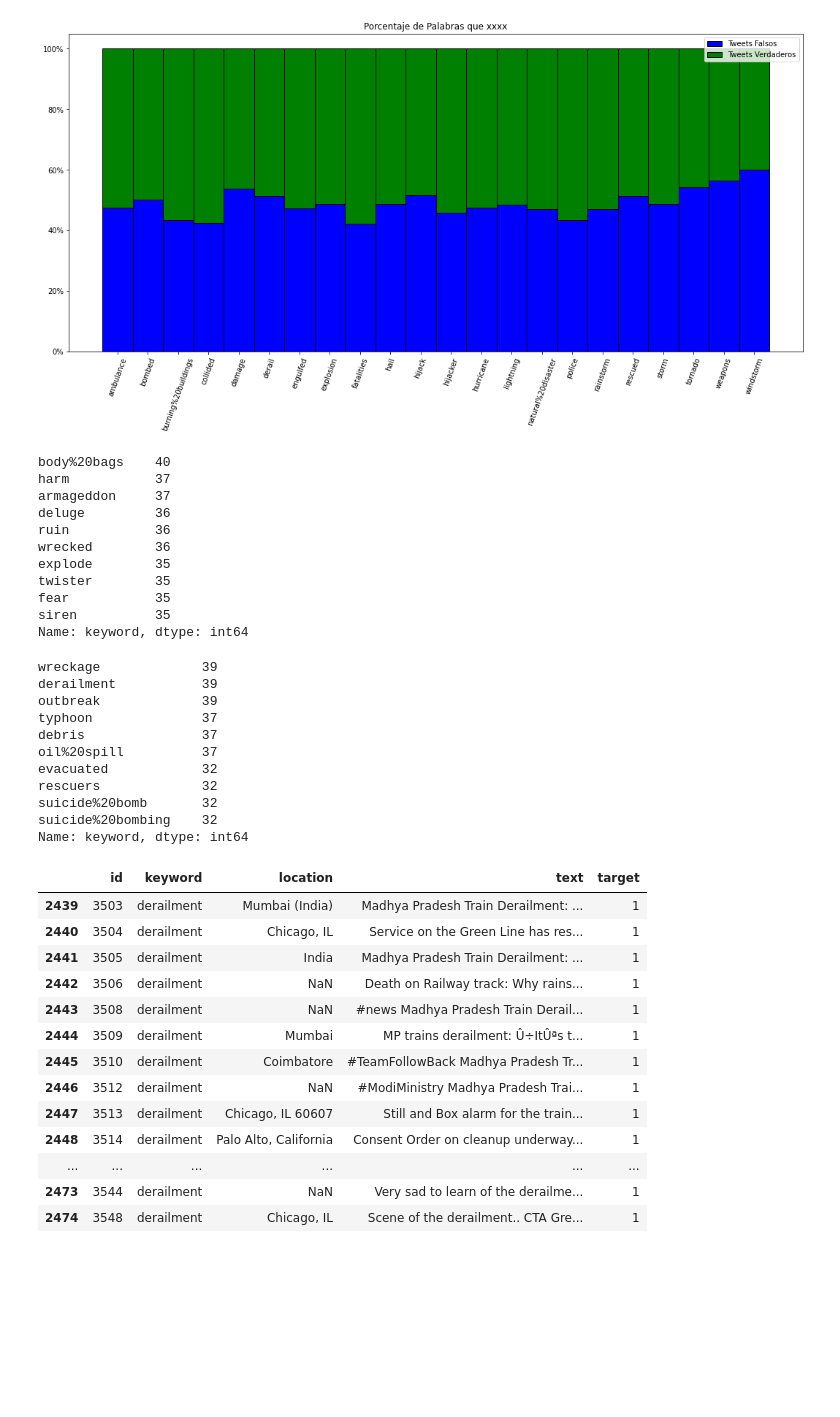
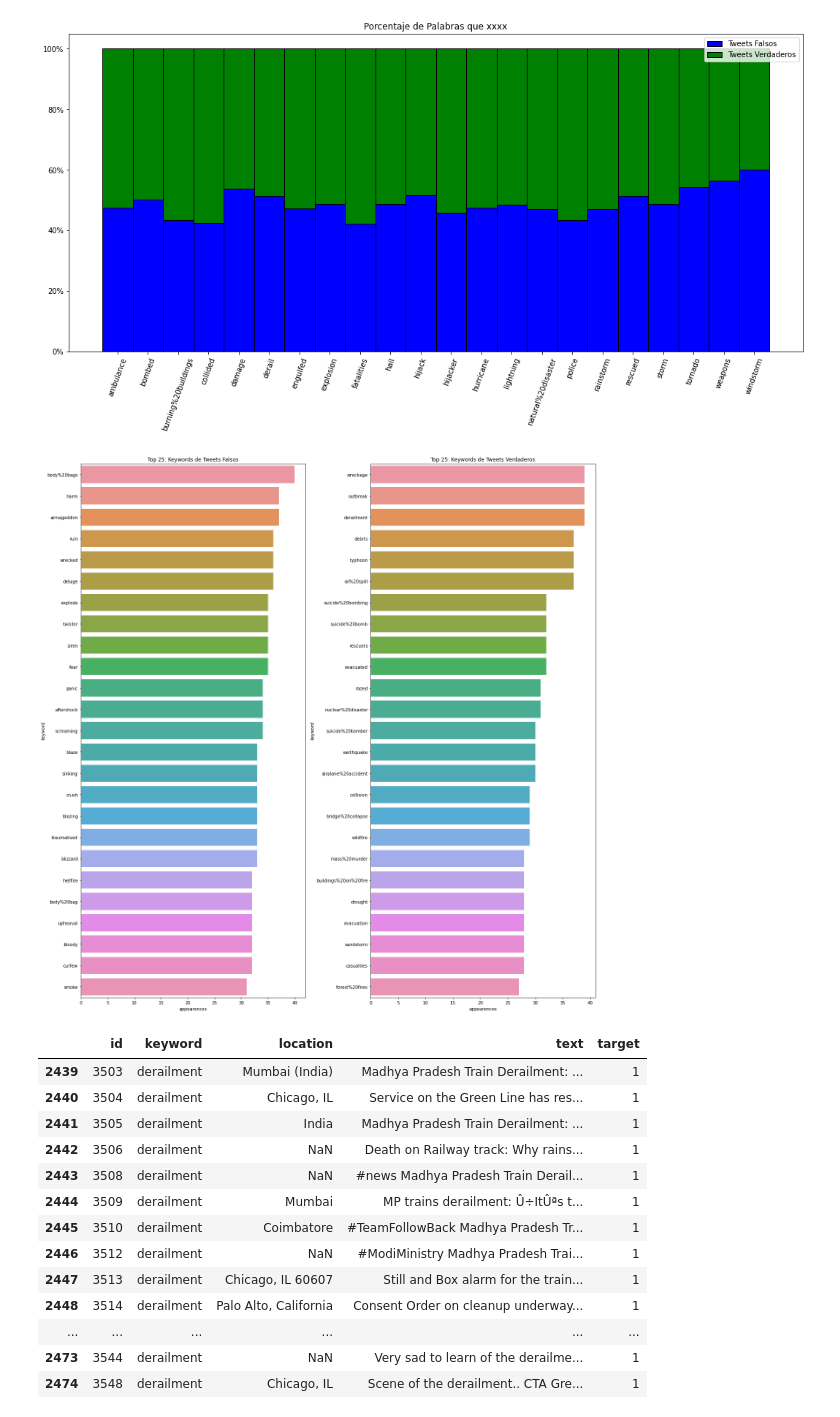
Before and after one commit to gusper01/TP1FIUBA, a Jupyter notebook: Copia_de_Copia_de_TP1_primer_analisis.ipynb, the cells around one changed output. Drawn from its saved outputs; the diff is of its cells as text; code cells hidden in the pictures; blank space fills up the shorter version.

```diff
--- a/Copia_de_Copia_de_TP1_primer_analisis.ipynb
+++ b/Copia_de_Copia_de_TP1_primer_analisis.ipynb
@@ -284,36 +284,23 @@ ax.legend(['Tweets Falsos', 'Tweets Verdaderos'])
 plt.show()
 # %% [output]
 [figure]
-# %%
-# Algunas palabras que sólo aparecen para target = 0
-train_keyword_0 = train.loc[train['target'] == 0, 'keyword'].value_counts()
-train_keyword_0.loc[train_keyword_0 > 15].head(10)
-# %% [output]
-body%20bags    40
-harm           37
-armageddon     37
-deluge         36
-ruin           36
-wrecked        36
-explode        35
-twister        35
-fear           35
-siren          35
-Name: keyword, dtype: int64
-# %%
-# Ídem para target = 1
-train_keyword_1 = train.loc[train['target'] == 1, 'keyword'].value_counts()
-train_keyword_1.loc[train_keyword_1 > 15].head(10)
-# %% [output]
-wreckage             39
-derailment           39
-outbreak             39
-typhoon              37
-debris               37
-oil%20spill          37
-evacuated            32
-rescuers             32
-suicide%20bomb       32
-suicide%20bombing    32
-Name: keyword, dtype: int64
+# %%
+# Top 25 de palabras que sólo aparecen para target = 0
+train_keyword_0 = train.loc[train['target'] == 0, 'keyword'].value_counts()
+train_keyword_0_top25 = train_keyword_0.nlargest(25).to_frame().reset_index().rename(columns = {'index':'keyword', 'keyword':'appearences'})
+
+# Top 25 de palabras que sólo aparecen para target = 1
+train_keyword_1 = train.loc[train['target'] == 1, 'keyword'].value_counts()
+train_keyword_1_top25 = train_keyword_1.nlargest(25).to_frame().reset_index().rename(columns = {'index':'keyword', 'keyword':'appearences'})
+
+# Bar plot
+fig, (ax1, ax2) = plt.subplots(nrows = 1, ncols = 2, figsize = (18,18))
+sns.barplot(x= 'appearences', y = 'keyword', data = train_keyword_0_top25, orient = 'h', ax = ax1)
+ax1.set_title('Top 25: Keywords de Tweets Falsos')
+sns.barplot(x= 'appearences', y = 'keyword', data = train_keyword_1_top25, orient = 'h', ax = ax2)
+ax2.set_title('Top 25: Keywords de Tweets Verdaderos')
+plt.tight_layout()
+plt.show()
+# %% [output]
+[figure, added]
 # %%
```
Also changed, not shown: parts of 14 cells of this notebook.
